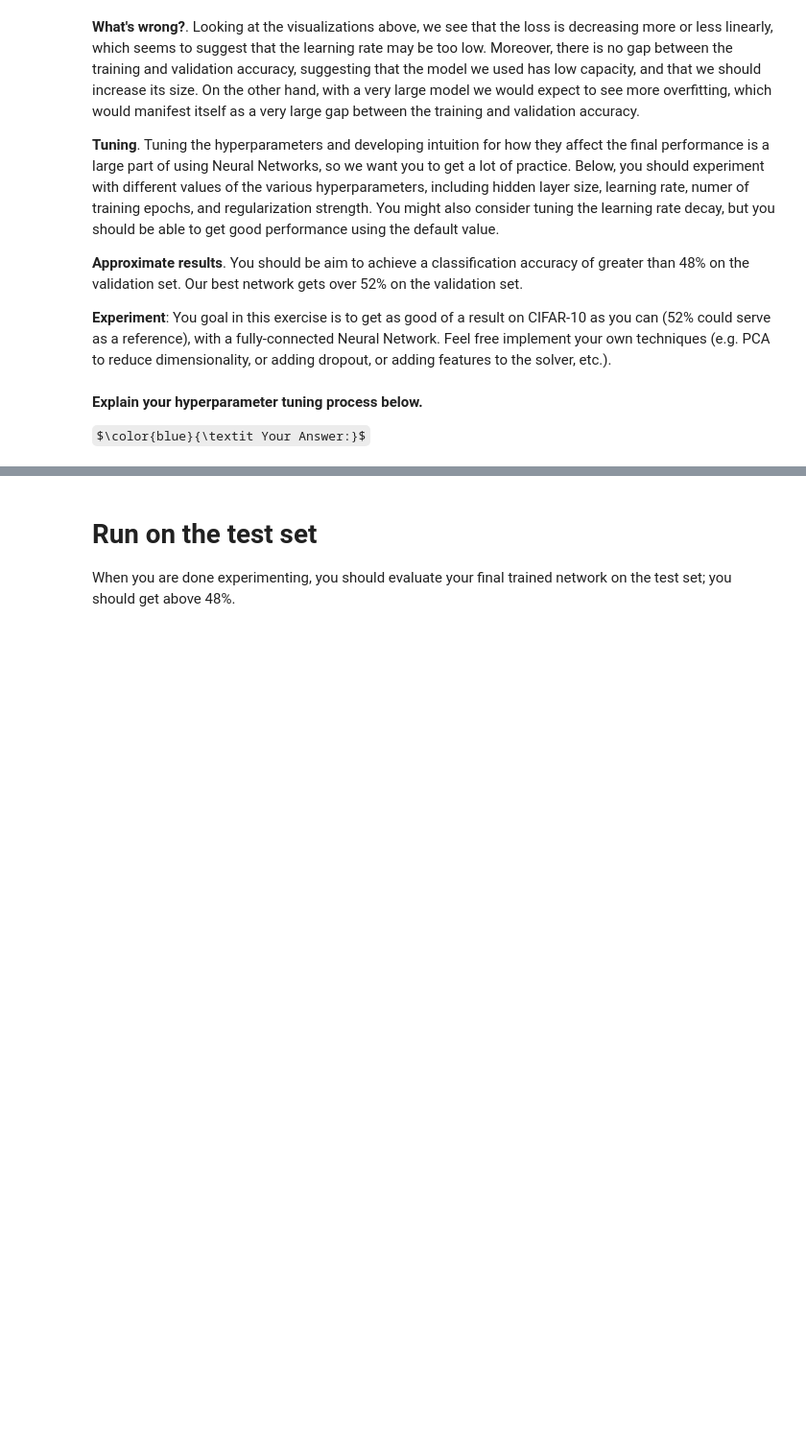
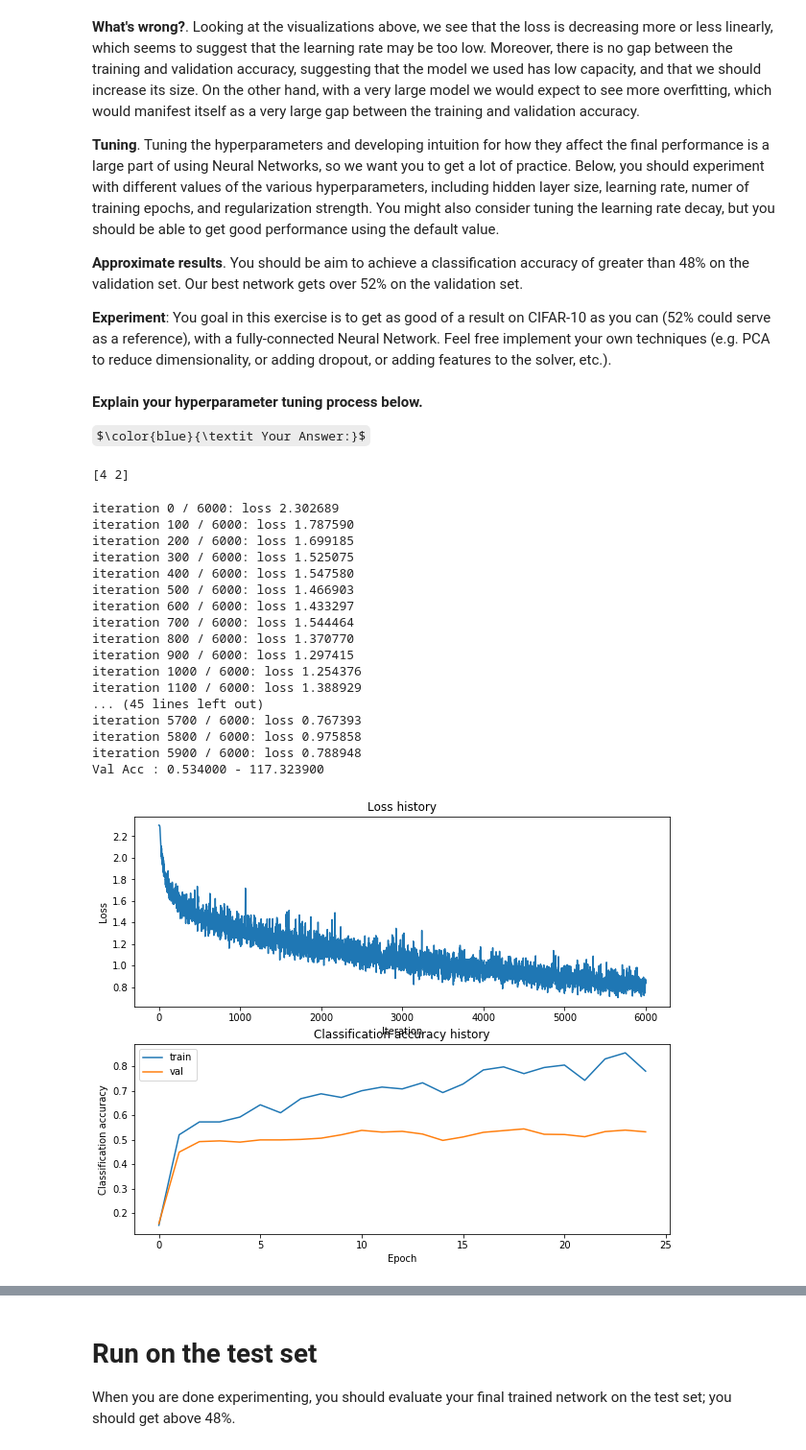
Before and after one commit to ZhiquanW/CS231n-Coursework, a Jupyter notebook: assignment1/two_layer_net.ipynb, the cells around one changed output, grey strips where cells are left out. Shown at 96% size. Cells and saved outputs as stored; diff of their text form; code cells hidden in the pictures; some formulas as TeX source; blank space fills up the shorter version.

```diff
--- a/assignment1/two_layer_net.ipynb
+++ b/assignment1/two_layer_net.ipynb
@@ -108,0 +138,4 @@ for param_name in grads:
+# %%
+a = []
+b = 1
+print(a+b)
@@ -251,23 +329,98 @@ show_net_weights(net)
 **Explain your hyperparameter tuning process below.**
 
 $\color{blue}{\textit Your Answer:}$
+# %%
+input_size = 32*32*3
+hidden_size = 120;
+num_classes = 10
+iters = 4000
+b_size = 400
+l_rate = 0.002
+lr_decay = 0.95
+reg_val = 0.025
+# %% [output]
+[4 2]
 # %%
 best_net = None # store the best model into this
 
 #################################################################################
 # TODO: Tune hyperparameters using the validation set. Store your best trained  #
 # model in best_net.                                                            #
 #                                                                               #
 # To help debug your network, it may help to use visualizations similar to the  #
 # ones we used above; these visualizations will have significant qualitative    #
 # differences from the ones we saw above for the poorly tuned network.          #
 #                                                                               #
 # Tweaking hyperparameters by hand can be fun, but you might find it useful to  #
 # write code to sweep through possible combinations of hyperparameters          #
 # automatically like we did on the previous exercises.                          #
 #################################################################################
 # *****START OF YOUR CODE (DO NOT DELETE/MODIFY THIS LINE)*****
+import time
+input_size = 32*32*3
+hidden_size = 120;
+num_classes = 10
+iters = 6000
+b_size = 400
+l_rate = 0.002
+lr_decay = 0.95
+reg_val = 0.025
 
+
+tic = time.time()
+net = TwoLayerNet(input_size,hidden_size,num_classes)
+
+stats = net.train(X_train,y_train,X_val,y_val,num_iters= iters,batch_size = b_size,learning_rate = l_rate,learning_rate_decay = lr_decay,reg=reg_val,verbose=True)
+val_acc = (net.predict(X_val)==y_val).mean()
+toc = time.time()
+print('Val Acc : %f - %f '%(val_acc,toc-tic))
 pass
+best_net = net
+# Plot the loss function and train / validation accuracies
+plt.subplot(2, 1, 1)
+plt.plot(stats['loss_history'])
+plt.title('Loss history')
+plt.xlabel('Iteration')
+plt.ylabel('Loss')
 
+plt.subplot(2, 1, 2)
+plt.plot(stats['train_acc_history'], label='train')
+plt.plot(stats['val_acc_history'], label='val')
+plt.title('Classification accuracy history')
+plt.xlabel('Epoch')
+plt.ylabel('Classification accuracy')
+plt.legend()
+plt.show()
+
+from cs231n.vis_utils import visualize_grid
+
+# Visualize the weights of the network
+
+def show_net_weights(net):
+    W1 = net.params['W1']
+    W1 = W1.reshape(32, 32, 3, -1).transpose(3, 0, 1, 2)
+    plt.imshow(visualize_grid(W1, padding=3).astype('uint8'))
+    plt.gca().axis('off')
+    plt.show()
+
+show_net_weights(net)
 # *****END OF YOUR CODE (DO NOT DELETE/MODIFY THIS LINE)*****
+# %% [output]
+iteration 0 / 6000: loss 2.302689
+iteration 100 / 6000: loss 1.787590
+iteration 200 / 6000: loss 1.699185
+iteration 300 / 6000: loss 1.525075
+iteration 400 / 6000: loss 1.547580
+iteration 500 / 6000: loss 1.466903
+iteration 600 / 6000: loss 1.433297
+iteration 700 / 6000: loss 1.544464
+iteration 800 / 6000: loss 1.370770
+iteration 900 / 6000: loss 1.297415
+iteration 1000 / 6000: loss 1.254376
+iteration 1100 / 6000: loss 1.388929
+... (45 lines left out)
+iteration 5700 / 6000: loss 0.767393
+iteration 5800 / 6000: loss 0.975858
+iteration 5900 / 6000: loss 0.788948
+Val Acc : 0.534000 - 117.323900
+[figure, added]
```
Also changed, not shown: parts of 12 cells of this notebook, 1 other file.
